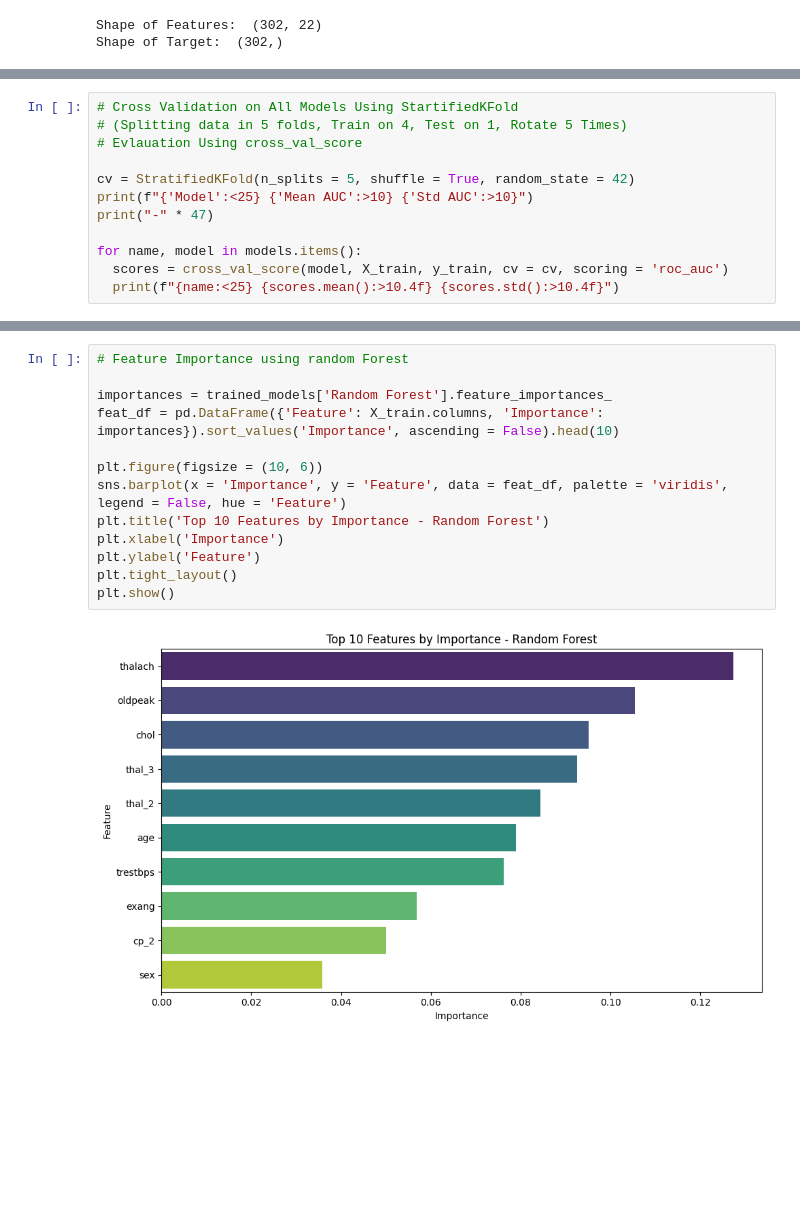
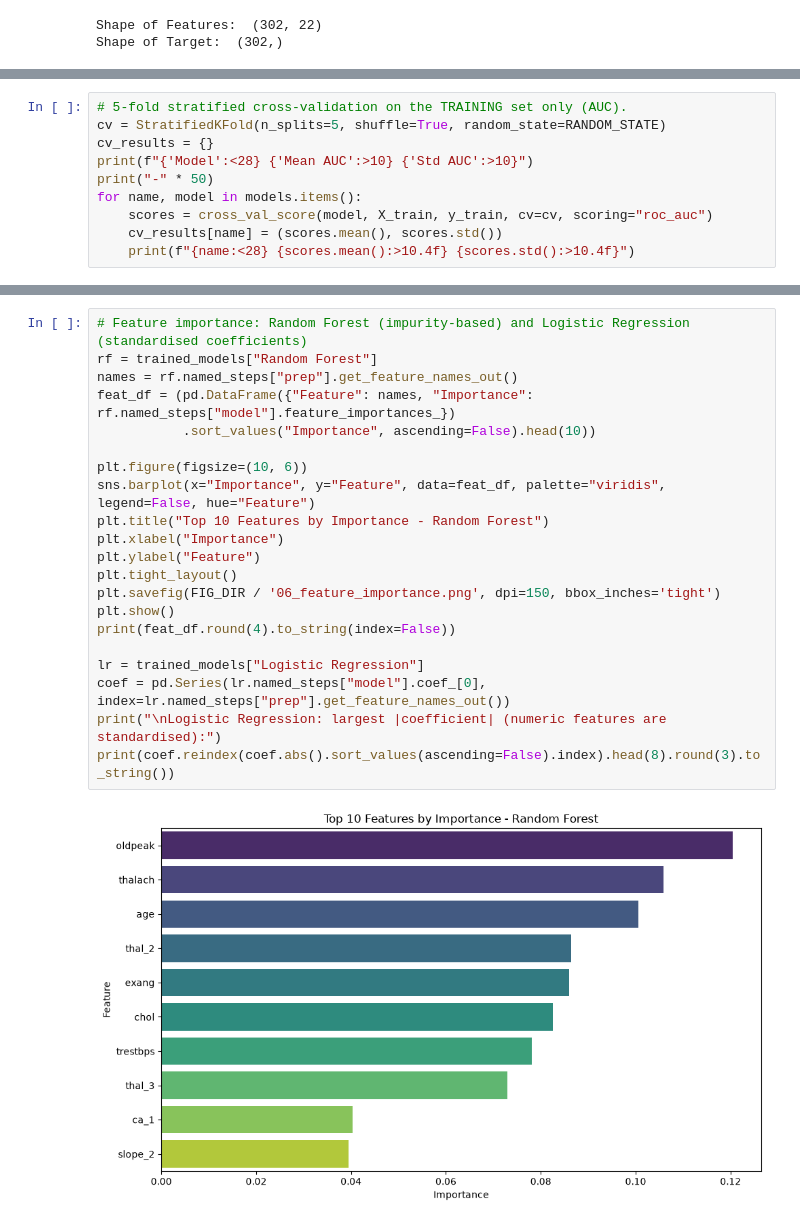
Before and after one commit to abdullahwaheed0112/heart-disease-prediction, a Jupyter notebook: notebooks/heart_disease_analysis.ipynb, the cells around one changed output, grey strips where cells are left out. Cells and saved outputs as stored; diff of their text form; blank space fills up the shorter version.

```diff
--- a/notebooks/heart_disease_analysis.ipynb
+++ b/notebooks/heart_disease_analysis.ipynb
@@ -264,15 +335,13 @@ Models Defined:
  -> Random Forest
  -> XGBoost
 # %%
-# Cross Validation on All Models Using StartifiedKFold
-# (Splitting data in 5 folds, Train on 4, Test on 1, Rotate 5 Times)
-# Evlauation Using cross_val_score
-
-cv = StratifiedKFold(n_splits = 5, shuffle = True, random_state = 42)
-print(f"{'Model':<25} {'Mean AUC':>10} {'Std AUC':>10}")
-print("-" * 47)
-
+# 5-fold stratified cross-validation on the TRAINING set only (AUC).
+cv = StratifiedKFold(n_splits=5, shuffle=True, random_state=RANDOM_STATE)
+cv_results = {}
+print(f"{'Model':<28} {'Mean AUC':>10} {'Std AUC':>10}")
+print("-" * 50)
 for name, model in models.items():
-  scores = cross_val_score(model, X_train, y_train, cv = cv, scoring = 'roc_auc')
-  print(f"{name:<25} {scores.mean():>10.4f} {scores.std():>10.4f}")
+    scores = cross_val_score(model, X_train, y_train, cv=cv, scoring="roc_auc")
+    cv_results[name] = (scores.mean(), scores.std())
+    print(f"{name:<28} {scores.mean():>10.4f} {scores.std():>10.4f}")
 # %% [output]
@@ -354,15 +499,23 @@ plt.show()
 # %%
-# Feature Importance using random Forest
+# Feature importance: Random Forest (impurity-based) and Logistic Regression (standardised coefficients)
+rf = trained_models["Random Forest"]
+names = rf.named_steps["prep"].get_feature_names_out()
+feat_df = (pd.DataFrame({"Feature": names, "Importance": rf.named_steps["model"].feature_importances_})
+           .sort_values("Importance", ascending=False).head(10))
 
-importances = trained_models['Random Forest'].feature_importances_
-feat_df = pd.DataFrame({'Feature': X_train.columns, 'Importance': importances}).sort_values('Importance', ascending = False).head(10)
+plt.figure(figsize=(10, 6))
+sns.barplot(x="Importance", y="Feature", data=feat_df, palette="viridis", legend=False, hue="Feature")
+plt.title("Top 10 Features by Importance - Random Forest")
+plt.xlabel("Importance")
+plt.ylabel("Feature")
+plt.tight_layout()
+plt.savefig(FIG_DIR / '06_feature_importance.png', dpi=150, bbox_inches='tight')
+plt.show()
+print(feat_df.round(4).to_string(index=False))
 
-plt.figure(figsize = (10, 6))
-sns.barplot(x = 'Importance', y = 'Feature', data = feat_df, palette = 'viridis', legend = False, hue = 'Feature')
-plt.title('Top 10 Features by Importance - Random Forest')
-plt.xlabel('Importance')
-plt.ylabel('Feature')
-plt.tight_layout()
-plt.show()
+lr = trained_models["Logistic Regression"]
+coef = pd.Series(lr.named_steps["model"].coef_[0], index=lr.named_steps["prep"].get_feature_names_out())
+print("\nLogistic Regression: largest |coefficient| (numeric features are standardised):")
+print(coef.reindex(coef.abs().sort_values(ascending=False).index).head(8).round(3).to_string())
 # %% [output]
-[figure, old version]
+[figure, new version]
```
Also changed, not shown: parts of 27 cells of this notebook, 6 other files.
